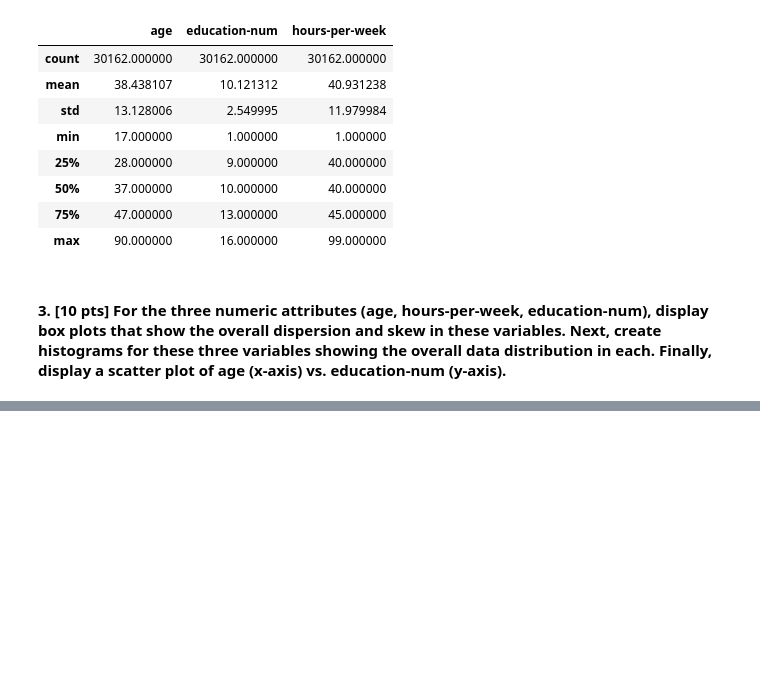
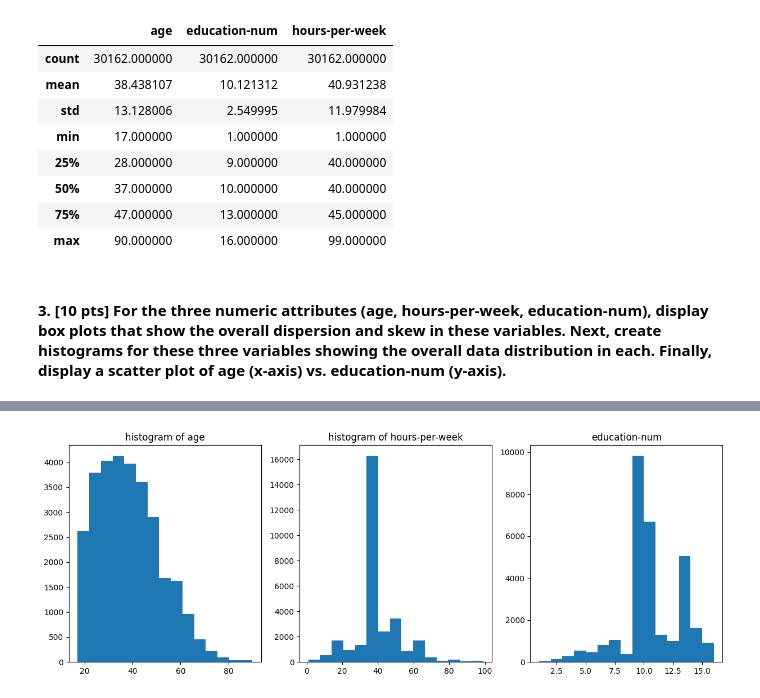
Before and after one commit to joneshshrestha/machine-learning-python, a Jupyter notebook: Preprocessing and EDA/adult-census-data-EDA.ipynb, the cells around one changed output, grey strips where cells are left out. Cells and saved outputs as stored; diff of their text form; code cells hidden in the pictures; blank space fills up the shorter version.

```diff
--- a/Preprocessing and EDA/adult-census-data-EDA.ipynb
+++ b/Preprocessing and EDA/adult-census-data-EDA.ipynb
@@ -211,0 +226,15 @@ adult_census_df.describe()
+# %%
+fig, ax = plt.subplots(1, 3, figsize=(15, 5))
+
+ax[0].hist(adult_census_df['age'], bins=15)
+ax[0].set_title('histogram of age')
+
+ax[1].hist(adult_census_df['hours-per-week'], bins=15)
+ax[1].set_title('histogram of hours-per-week')
+
+ax[2].hist(adult_census_df['education-num'], bins=15)
+ax[2].set_title('education-num')
+
+plt.show()
+# %% [output]
+[figure, added]
```
Also changed, not shown: parts of 24 cells of this notebook, 1 other file.
